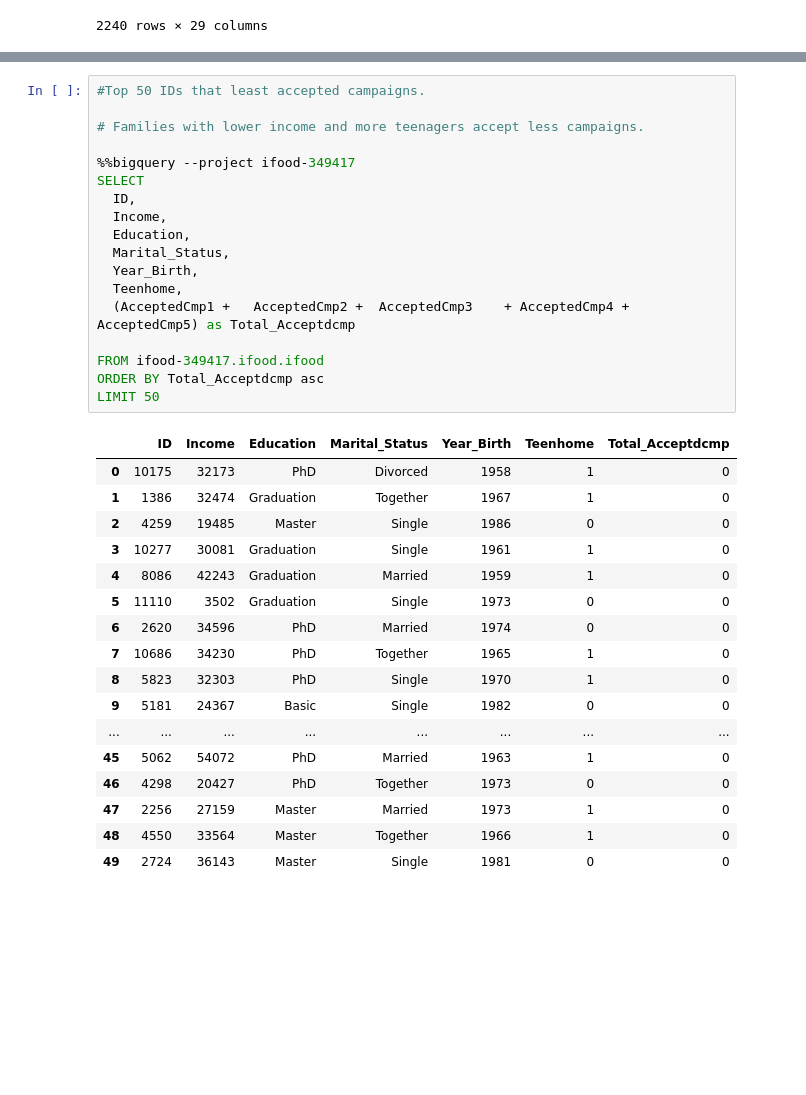
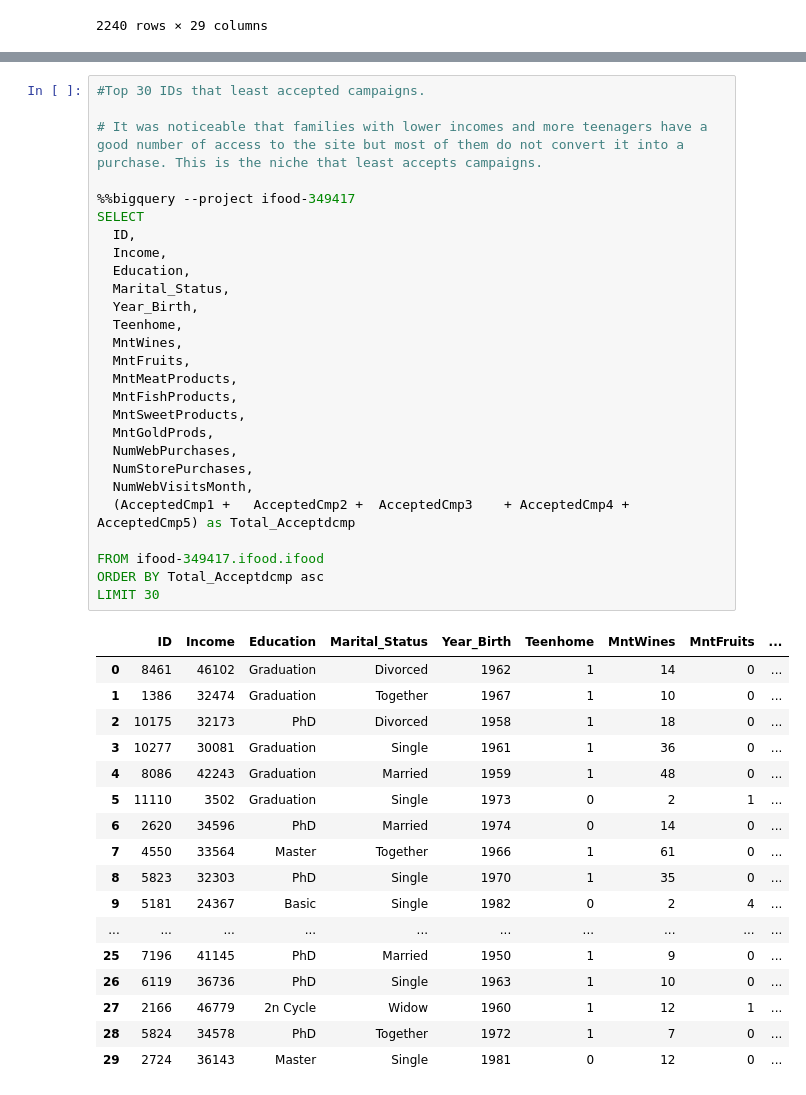
Before and after one commit to luasmar/python-and-data-projects, a Jupyter notebook: Exploratory_Analysis_Ifood.ipynb, the cells around one changed output, grey strips where cells are left out. Drawn from its saved outputs; the diff is of its cells as text; blank space fills up the shorter version.

```diff
--- a/Exploratory_Analysis_Ifood.ipynb
+++ b/Exploratory_Analysis_Ifood.ipynb
@@ -333,39 +340,48 @@ LIMIT 50
 # %%
-#Top 50 IDs that least accepted campaigns.
+#Top 30 IDs that least accepted campaigns.
 
-# Families with lower income and more teenagers accept less campaigns.
+# It was noticeable that families with lower incomes and more teenagers have a good number of access to the site but most of them do not convert it into a purchase. This is the niche that least accepts campaigns.
 
 %%bigquery --project ifood-349417
 SELECT
   ID,
   Income,
   Education,
   Marital_Status,
   Year_Birth,
   Teenhome,
+  MntWines,
+  MntFruits,
+  MntMeatProducts,
+  MntFishProducts,
+  MntSweetProducts,
+  MntGoldProds,
+  NumWebPurchases,
+  NumStorePurchases,
+  NumWebVisitsMonth,
   (AcceptedCmp1 +	AcceptedCmp2 +	AcceptedCmp3	+ AcceptedCmp4 + AcceptedCmp5) as Total_Acceptdcmp
 
 FROM ifood-349417.ifood.ifood
 ORDER BY Total_Acceptdcmp asc
-LIMIT 50
+LIMIT 30
 # %% [output]
-|  | ID | Income | Education | Marital_Status | Year_Birth | Teenhome | Total_Acceptdcmp |
-| 0 | 10175 | 32173 | PhD | Divorced | 1958 | 1 | 0 |
-| 1 | 1386 | 32474 | Graduation | Together | 1967 | 1 | 0 |
-| 2 | 4259 | 19485 | Master | Single | 1986 | 0 | 0 |
-| 3 | 10277 | 30081 | Graduation | Single | 1961 | 1 | 0 |
-| 4 | 8086 | 42243 | Graduation | Married | 1959 | 1 | 0 |
-| 5 | 11110 | 3502 | Graduation | Single | 1973 | 0 | 0 |
-| 6 | 2620 | 34596 | PhD | Married | 1974 | 0 | 0 |
-| 7 | 10686 | 34230 | PhD | Together | 1965 | 1 | 0 |
-| 8 | 5823 | 32303 | PhD | Single | 1970 | 1 | 0 |
-| 9 | 5181 | 24367 | Basic | Single | 1982 | 0 | 0 |
-| ... | ... | ... | ... | ... | ... | ... | ... |
-| 45 | 5062 | 54072 | PhD | Married | 1963 | 1 | 0 |
-| 46 | 4298 | 20427 | PhD | Together | 1973 | 0 | 0 |
-| 47 | 2256 | 27159 | Master | Married | 1973 | 1 | 0 |
-| 48 | 4550 | 33564 | Master | Together | 1966 | 1 | 0 |
-| 49 | 2724 | 36143 | Master | Single | 1981 | 0 | 0 |
+|  | ID | Income | Education | Marital_Status | Year_Birth | Teenhome | MntWines | MntFruits | ... |
+| 0 | 8461 | 46102 | Graduation | Divorced | 1962 | 1 | 14 | 0 | ... |
+| 1 | 1386 | 32474 | Graduation | Together | 1967 | 1 | 10 | 0 | ... |
+| 2 | 10175 | 32173 | PhD | Divorced | 1958 | 1 | 18 | 0 | ... |
+| 3 | 10277 | 30081 | Graduation | Single | 1961 | 1 | 36 | 0 | ... |
+| 4 | 8086 | 42243 | Graduation | Married | 1959 | 1 | 48 | 0 | ... |
+| 5 | 11110 | 3502 | Graduation | Single | 1973 | 0 | 2 | 1 | ... |
+| 6 | 2620 | 34596 | PhD | Married | 1974 | 0 | 14 | 0 | ... |
+| 7 | 4550 | 33564 | Master | Together | 1966 | 1 | 61 | 0 | ... |
+| 8 | 5823 | 32303 | PhD | Single | 1970 | 1 | 35 | 0 | ... |
+| 9 | 5181 | 24367 | Basic | Single | 1982 | 0 | 2 | 4 | ... |
+| ... | ... | ... | ... | ... | ... | ... | ... | ... | ... |
+| 25 | 7196 | 41145 | PhD | Married | 1950 | 1 | 9 | 0 | ... |
+| 26 | 6119 | 36736 | PhD | Single | 1963 | 1 | 10 | 0 | ... |
+| 27 | 2166 | 46779 | 2n Cycle | Widow | 1960 | 1 | 12 | 1 | ... |
+| 28 | 5824 | 34578 | PhD | Together | 1972 | 1 | 7 | 0 | ... |
+| 29 | 2724 | 36143 | Master | Single | 1981 | 0 | 12 | 0 | ... |
 # %% [markdown]
 ## Possible next steps:
 
```
Also changed, not shown: parts of 8 cells of this notebook.
